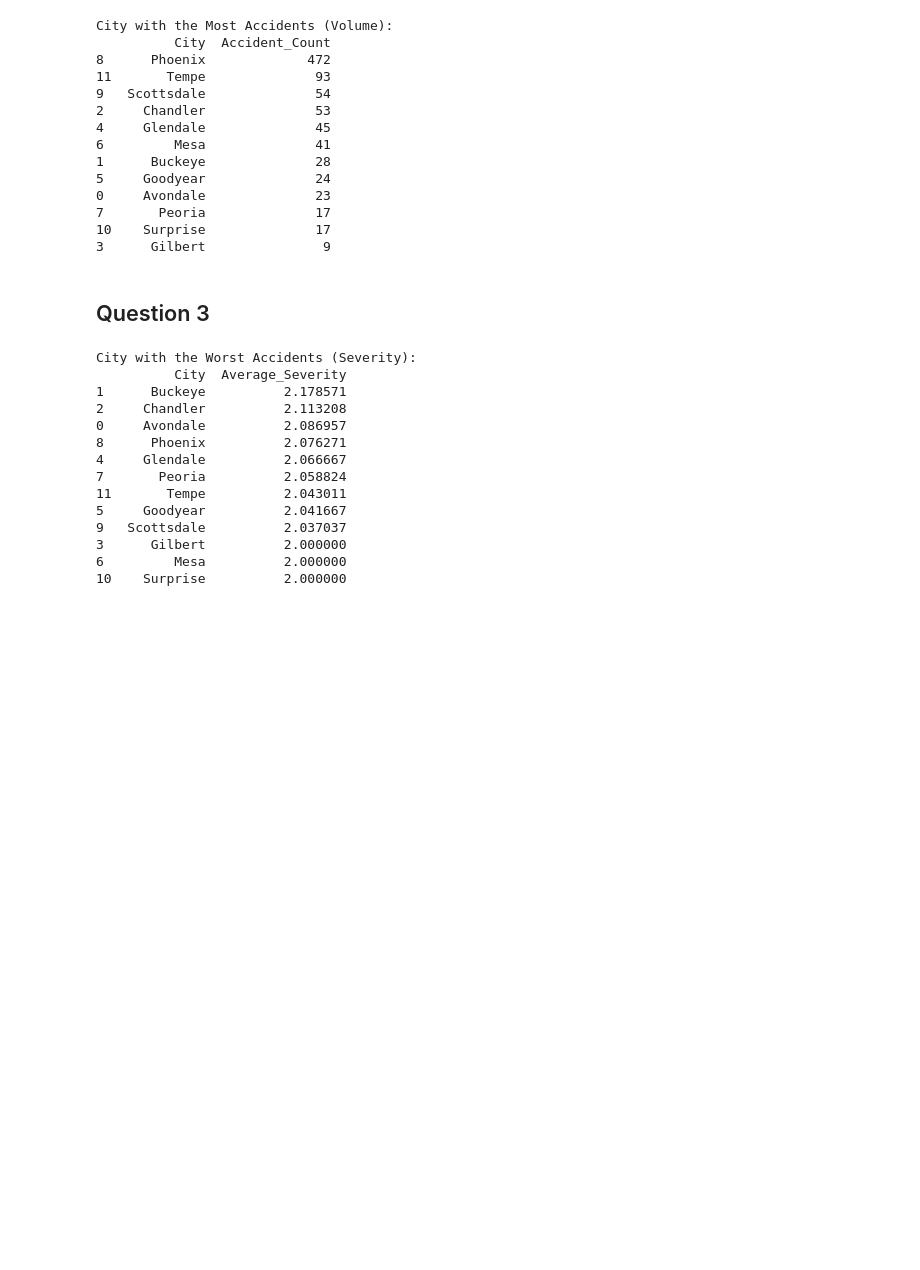
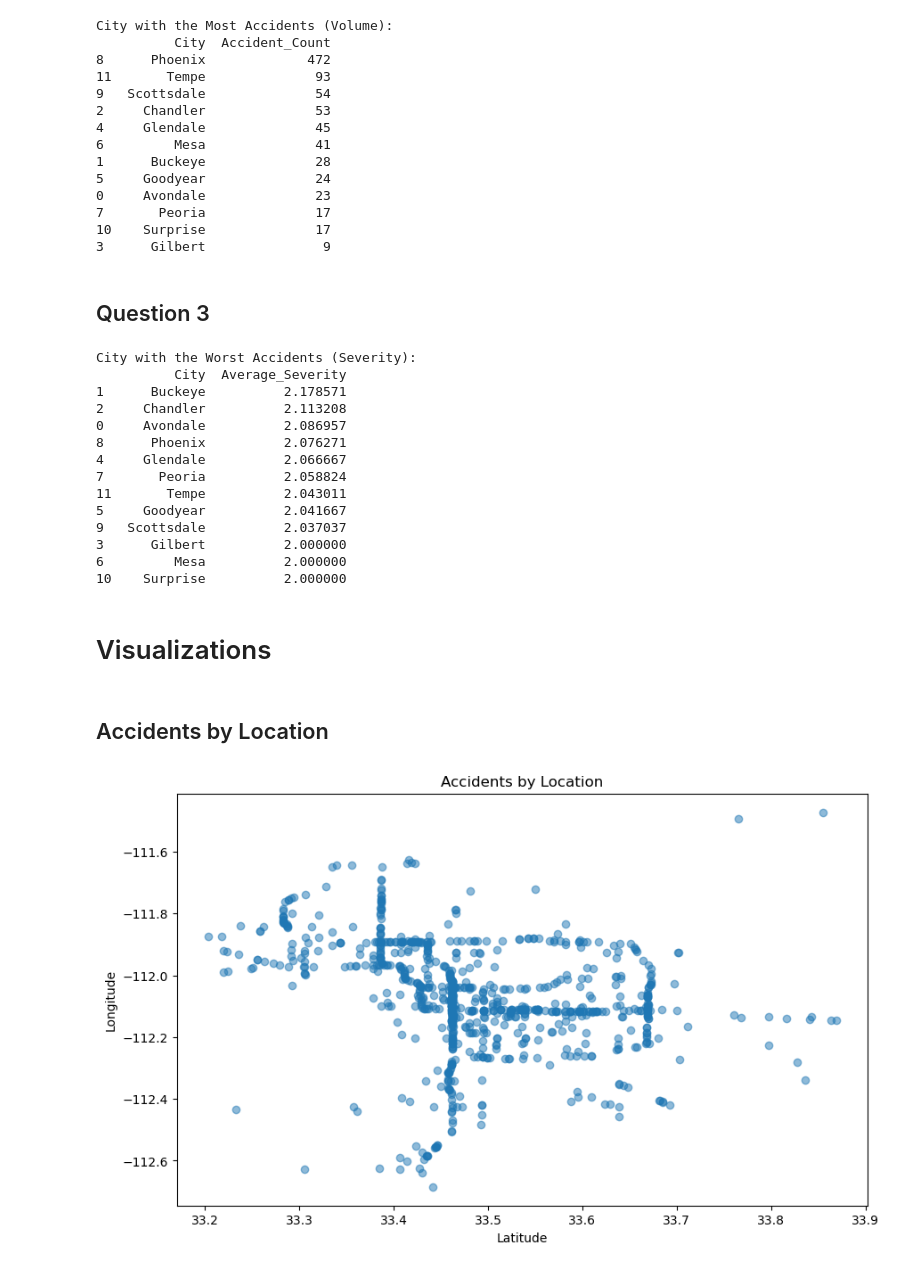
Before and after one commit to WalterHampson/Traffic-Accident-Analysis, a Jupyter notebook: US_Accidents_2023_AZ_Cleaned2.ipynb, the cells around one changed output. Cells and saved outputs as stored; diff of their text form; code cells hidden in the pictures; blank space fills up the shorter version.

Commit message:
updated with some analyis-visuals

```diff
--- a/US_Accidents_2023_AZ_Cleaned2.ipynb
+++ b/US_Accidents_2023_AZ_Cleaned2.ipynb
@@ -460,3 +460,17 @@ City with the Worst Accidents (Severity):
 most_accident_prone_areas.to_csv('Resources/Most_Accident_Prone_Areas.csv', index=False)
 city_with_most_accidents.to_csv('Resources/City_With_Most_Accidents.csv', index=False)
 city_with_worst_accidents.to_csv('Resources/City_With_Worst_Accidents.csv', index=False)
+# %% [markdown]
+# Visualizations
+# %% [markdown]
+## Accidents by Location
+# %%
+# Scatter plot
+plt.figure(figsize=(10, 6))
+plt.scatter(df['Start_Lat'], df['Start_Lng'], alpha=0.5)
+plt.title('Accidents by Location')
+plt.xlabel('Latitude')
+plt.ylabel('Longitude')
+plt.show()
+# %% [output]
+[figure, added]
```
Also changed, not shown: parts of 12 cells of this notebook.
